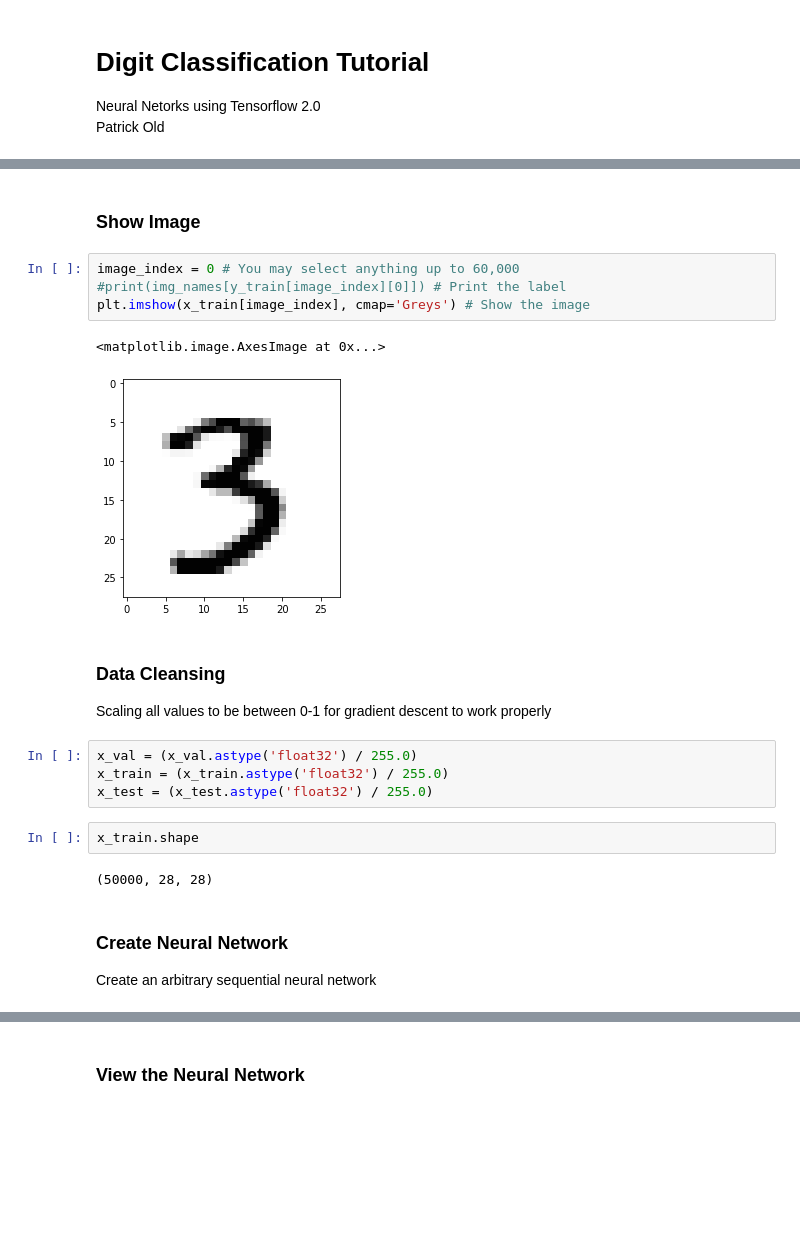
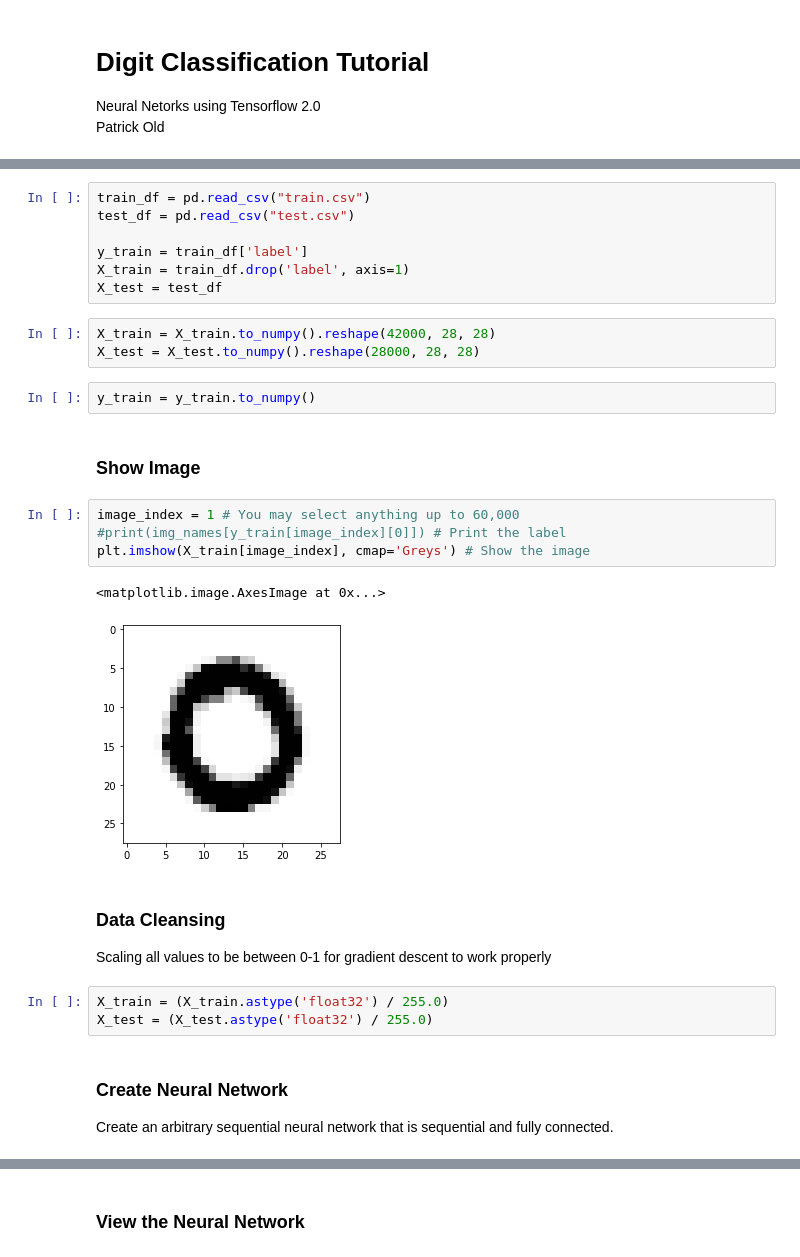
Before and after one commit to Patrick-Old/neural-nets, a Jupyter notebook: Tensorflow Digit Classification.ipynb, the cells around one changed output, grey strips where cells are left out. Cells and saved outputs as stored; diff of their text form; blank space fills up the shorter version.

Commit message:
conv neural net commit

```diff
--- a/Tensorflow Digit Classification.ipynb
+++ b/Tensorflow Digit Classification.ipynb
@@ -19,23 +22,30 @@ y_train = y_train[10000:]
+# %%
+train_df = pd.read_csv("train.csv")
+test_df = pd.read_csv("test.csv")
+
+y_train = train_df['label']
+X_train = train_df.drop('label', axis=1)
+X_test = test_df
+# %%
+X_train = X_train.to_numpy().reshape(42000, 28, 28)
+X_test = X_test.to_numpy().reshape(28000, 28, 28)
+# %%
+y_train = y_train.to_numpy()
 # %% [markdown]
 ### Show Image
 # %%
-image_index = 0 # You may select anything up to 60,000
+image_index = 1 # You may select anything up to 60,000
 #print(img_names[y_train[image_index][0]]) # Print the label
-plt.imshow(x_train[image_index], cmap='Greys') # Show the image
+plt.imshow(X_train[image_index], cmap='Greys') # Show the image
 # %% [output]
 <matplotlib.image.AxesImage at 0x...>
-[figure, old version]
+[figure, new version]
 # %% [markdown]
 ### Data Cleansing
 Scaling all values to be between 0-1 for gradient descent to work properly
 # %%
-x_val = (x_val.astype('float32') / 255.0)
-x_train = (x_train.astype('float32') / 255.0)
-x_test = (x_test.astype('float32') / 255.0)
+X_train = (X_train.astype('float32') / 255.0)
+X_test = (X_test.astype('float32') / 255.0)
-# %%
-x_train.shape
-# %% [output]
-(50000, 28, 28)
 # %% [markdown]
 ### Create Neural Network
-Create an arbitrary sequential neural network
+Create an arbitrary sequential neural network that is sequential and fully connected.
```
Also changed, not shown: parts of 23 cells of this notebook, 13 other files.
